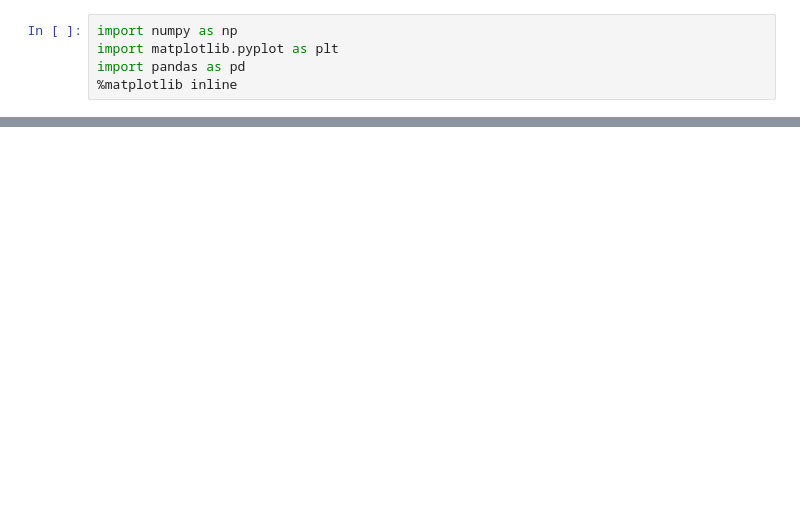
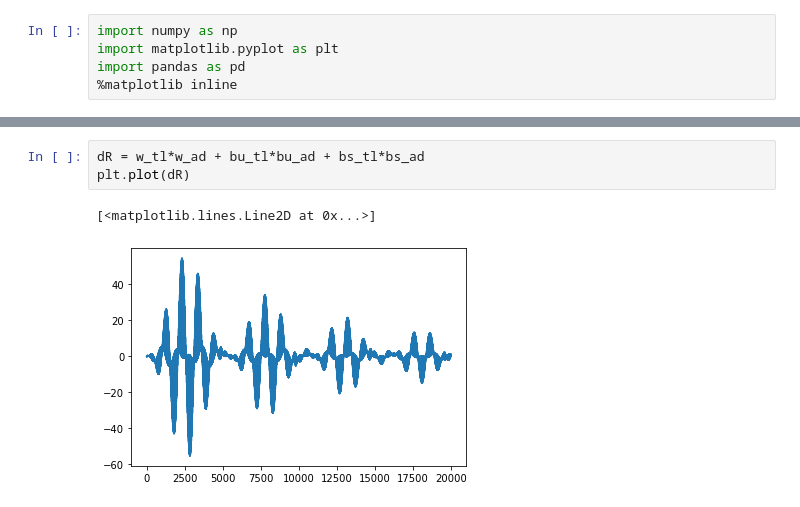
Before and after one commit to Nuo-Chen/moist-sys, a Jupyter notebook: ode5123 function.ipynb, the cells around one changed output, grey strips where cells are left out. Cells and saved outputs as stored; diff of their text form; blank space fills up the shorter version.

```diff
--- a/ode5123 function.ipynb
+++ b/ode5123 function.ipynb
@@ -93,0 +180,6 @@ def ADJ(adj_forcing, traj, nt):
+# %%
+dR = w_tl*w_ad + bu_tl*bu_ad + bs_tl*bs_ad
+plt.plot(dR)
+# %% [output]
+[<matplotlib.lines.Line2D at 0x...>]
+[figure, added]
```
Also changed, not shown: parts of 8 cells of this notebook.
